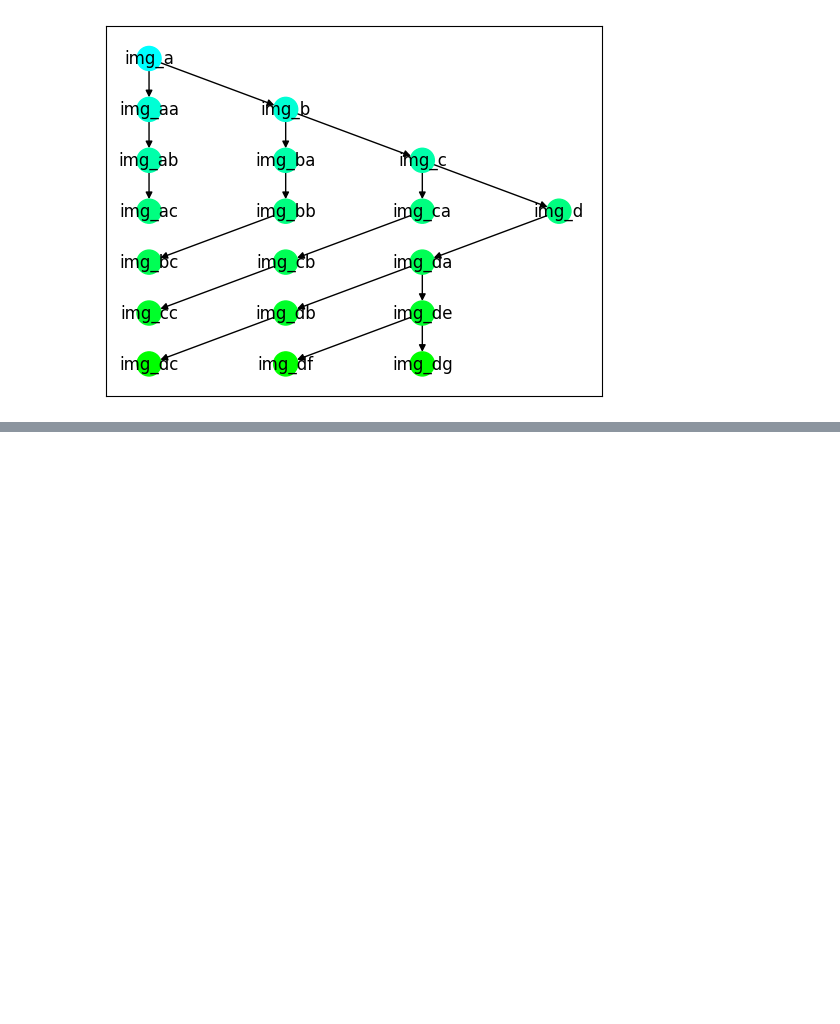
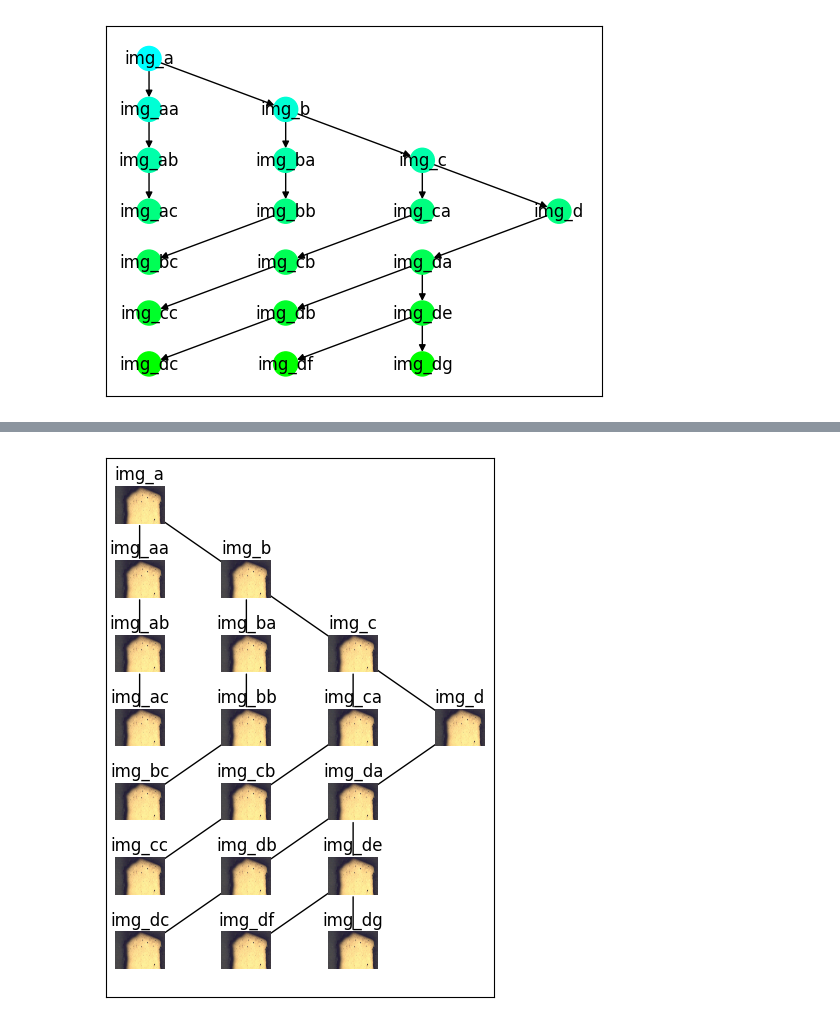
Before and after one commit to jess-garnett/MISalign, a Jupyter notebook: MISalign/model/prototype_relation_viewer.ipynb, the cells around one changed output, grey strips where cells are left out. Saved outputs shown, nothing was run; the diff lists cells and outputs as text; code cells hidden in the pictures; blank space fills up the shorter version.

```diff
--- a/MISalign/model/prototype_relation_viewer.ipynb
+++ b/MISalign/model/prototype_relation_viewer.ipynb
@@ -318,0 +345,37 @@ nx.draw_networkx(H,node_color=colormap,pos=func_pos)
+# %%
+fig, ax = plt.subplots()
+f_pos={x:i*np.array([1,2]) for x,i in func_pos.items()}
+fig.set_figheight(6+1)
+fig.set_figwidth(4+1)
+nx.draw_networkx_edges(
+    G,
+    pos=f_pos,
+    ax=ax,
+    arrows=True,
+    arrowstyle="-",
+    min_source_margin=15,
+    min_target_margin=15,
+)
+# Transform from data coordinates (scaled between xlim and ylim) to display coordinates
+tr_figure = ax.transData.transform
+# Transform from display to figure coordinates
+tr_axes = fig.transFigure.inverted().transform
+
+# Select the size of the image (relative to the X axis)
+icon_size = 0.1#(ax.get_xlim()[1] - ax.get_xlim()[0]) * 0.025
+icon_center = icon_size / 2.0
+
+# Add the respective image to each node
+for node in H.nodes():
+    xf, yf = tr_figure(f_pos[node])
+    xa, ya = tr_axes((xf, yf))
+    # get overlapped axes and plot icon
+    a = plt.axes([xa - icon_center, ya - icon_center, icon_size, icon_size])
+    a.imshow(img)
+    a.axis("off")
+
+
+nx.draw_networkx_labels(H,pos={x:i+np.array([0,0.8]) for x,i in f_pos.items()},ax=ax)
+plt.show()
+# %% [output]
+[figure, added]
```
Also changed, not shown: parts of 3 cells of this notebook.
